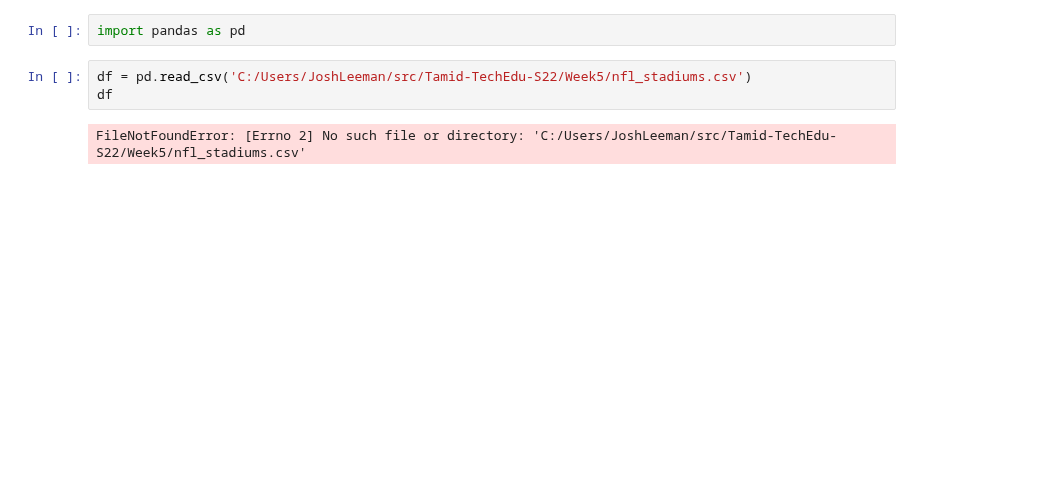
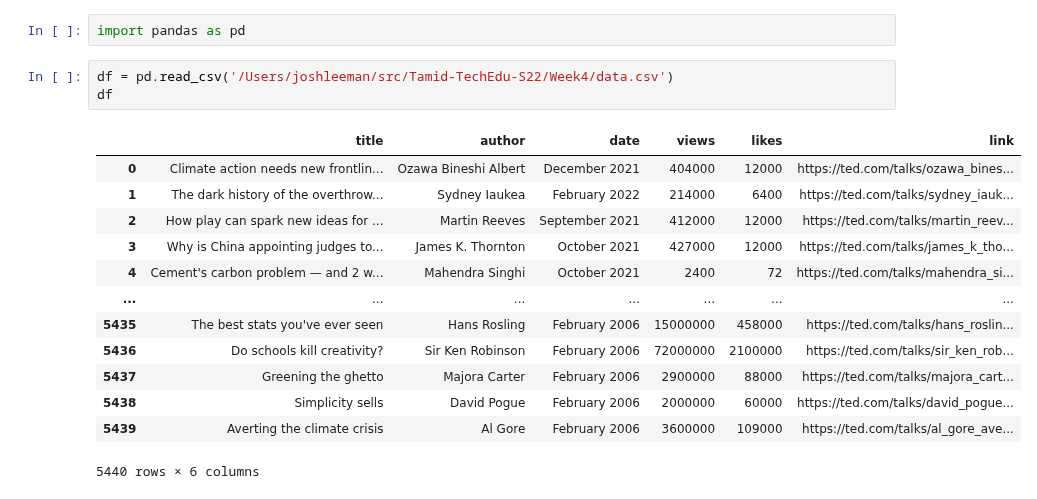
Before and after one commit to mananbhatt5/Tamid-TechEdu-S22, a Jupyter notebook: Week5/JoshLeeman-week5.ipynb, the cells around one changed output. Drawn from its saved outputs; the diff is of its cells as text; blank space fills up the shorter version.

```diff
--- a/Week5/JoshLeeman-week5.ipynb
+++ b/Week5/JoshLeeman-week5.ipynb
@@ -1,7 +1,19 @@
 # %%
 import pandas as pd
 # %%
-df = pd.read_csv('C:/Users/JoshLeeman/src/Tamid-TechEdu-S22/Week5/nfl_stadiums.csv')
+df = pd.read_csv('/Users/joshleeman/src/Tamid-TechEdu-S22/Week4/data.csv')
 df
 # %% [output]
+|  | title | author | date | views | likes | link |
+| 0 | Climate action needs new frontlin... | Ozawa Bineshi Albert | December 2021 | 404000 | 12000 | https://ted.com/talks/ozawa_bines... |
+| 1 | The dark history of the overthrow... | Sydney Iaukea | February 2022 | 214000 | 6400 | https://ted.com/talks/sydney_iauk... |
+| 2 | How play can spark new ideas for ... | Martin Reeves | September 2021 | 412000 | 12000 | https://ted.com/talks/martin_reev... |
+| 3 | Why is China appointing judges to... | James K. Thornton | October 2021 | 427000 | 12000 | https://ted.com/talks/james_k_tho... |
+| 4 | Cement's carbon problem — and 2 w... | Mahendra Singhi | October 2021 | 2400 | 72 | https://ted.com/talks/mahendra_si... |
+| ... | ... | ... | ... | ... | ... | ... |
+| 5435 | The best stats you've ever seen | Hans Rosling | February 2006 | 15000000 | 458000 | https://ted.com/talks/hans_roslin... |
+| 5436 | Do schools kill creativity? | Sir Ken Robinson | February 2006 | 72000000 | 2100000 | https://ted.com/talks/sir_ken_rob... |
+| 5437 | Greening the ghetto | Majora Carter | February 2006 | 2900000 | 88000 | https://ted.com/talks/majora_cart... |
+| 5438 | Simplicity sells | David Pogue | February 2006 | 2000000 | 60000 | https://ted.com/talks/david_pogue... |
+| 5439 | Averting the climate crisis | Al Gore | February 2006 | 3600000 | 109000 | https://ted.com/talks/al_gore_ave... |
-FileNotFoundError: [Errno 2] No such file or directory: 'C:/Users/JoshLeeman/src/Tamid-TechEdu-S22/Week5/nfl_stadiums.csv'
+5440 rows × 6 columns
```
Also changed, not shown: parts of 6 cells of this notebook.
